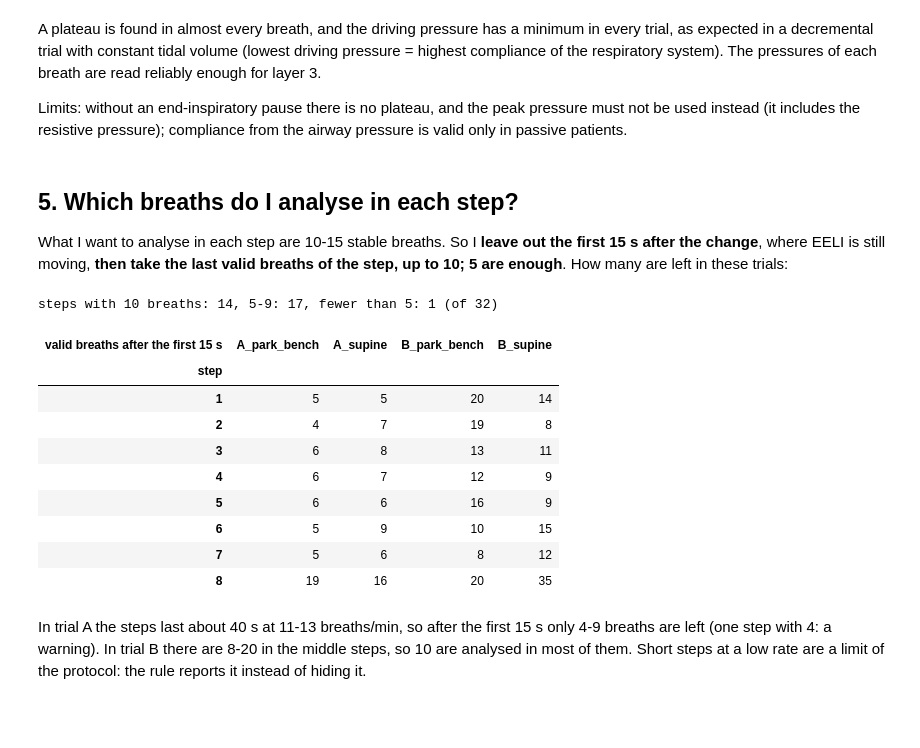
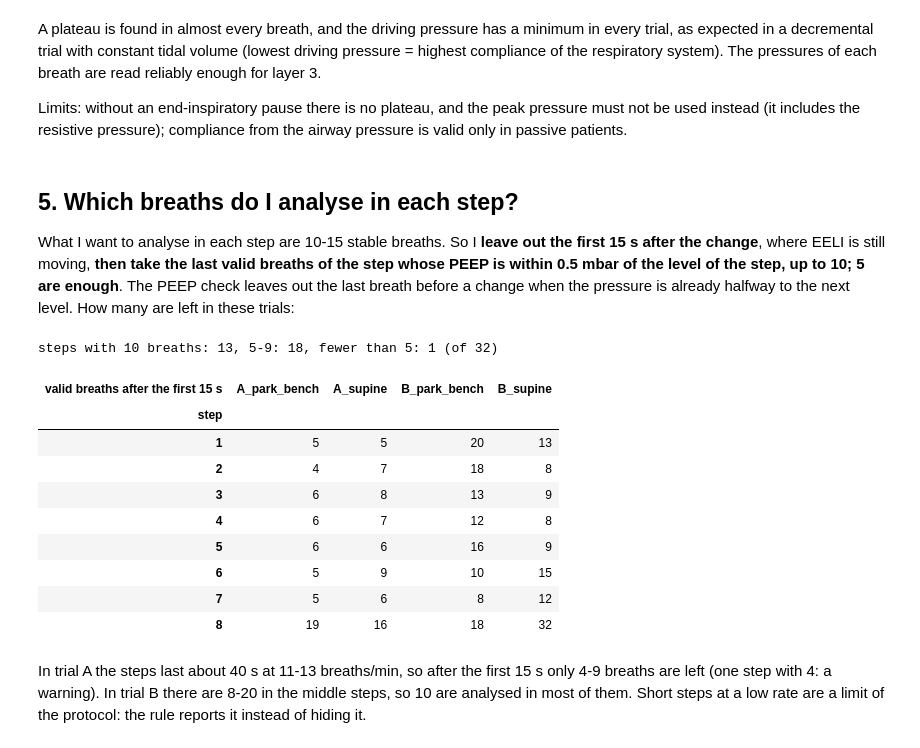
Before and after one commit to Kernel236/fastEIT, a Jupyter notebook: notebooks/06_peep_trial_segmentation.ipynb, the cells around one changed output. Saved outputs shown, nothing was run; the diff lists cells and outputs as text; code cells hidden in the pictures; blank space fills up the shorter version.

Commit message:
notebook 06: figure of the breaths analysed by the fastEIT code; PEEP check in the rule

```diff
--- a/notebooks/06_peep_trial_segmentation.ipynb
+++ b/notebooks/06_peep_trial_segmentation.ipynb
@@ -465,39 +465,42 @@ includes the resistive pressure); compliance from the airway pressure is valid o
 ## 5. Which breaths do I analyse in each step?
 
 What I want to analyse in each step are 10-15 stable breaths. So I **leave out the first 15 s after the change**,
-where EELI is still moving, **then take the last valid breaths of the step, up to 10; 5 are enough**. How many are left
-in these trials:
+where EELI is still moving, **then take the last valid breaths of the step whose PEEP is within 0.5 mbar of the level
+of the step, up to 10; 5 are enough**. The PEEP check leaves out the last breath before a change when the pressure is
+already halfway to the next level. How many are left in these trials:
 # %%
 ANALYSIS_SKIP_SECONDS = 15
 ANALYSIS_MAX_BREATHS = 10
 ANALYSIS_MIN_BREATHS = 5
+ANALYSIS_PEEP_TOLERANCE = 0.5  # mbar
 
 rows = []
 for name, t in tables.items():
     valid = recordings[name].breaths.is_valid.to_numpy()
     for step, s in t.groupby("step"):
         if step == 0:
             continue
-        usable = s[(s.time >= s.time.iloc[0] + ANALYSIS_SKIP_SECONDS) & valid[s.index]]
+        at_level = (s.peep - s.step_level).abs() <= ANALYSIS_PEEP_TOLERANCE
+        usable = s[(s.time >= s.time.iloc[0] + ANALYSIS_SKIP_SECONDS) & valid[s.index] & at_level]
         rows.append({"trial": name, "step": step, "usable breaths": len(usable)})
 usable = pd.DataFrame(rows).pivot(index="step", columns="trial", values="usable breaths")
 counts = usable.stack()
 print(f"steps with {ANALYSIS_MAX_BREATHS} breaths: {(counts >= ANALYSIS_MAX_BREATHS).sum()}, "
       f"{ANALYSIS_MIN_BREATHS}-{ANALYSIS_MAX_BREATHS - 1}: {counts.between(ANALYSIS_MIN_BREATHS, ANALYSIS_MAX_BREATHS - 1).sum()}, "
       f"fewer than {ANALYSIS_MIN_BREATHS}: {(counts < ANALYSIS_MIN_BREATHS).sum()} (of {len(counts)})")
 usable.rename_axis("valid breaths after the first 15 s", axis=1)
 # %% [output]
-steps with 10 breaths: 14, 5-9: 17, fewer than 5: 1 (of 32)
+steps with 10 breaths: 13, 5-9: 18, fewer than 5: 1 (of 32)
 | valid breaths after the first 15 s | A_park_bench | A_supine | B_park_bench | B_supine |
 | step |  |  |  |  |
-| 1 | 5 | 5 | 20 | 14 |
-| 2 | 4 | 7 | 19 | 8 |
-| 3 | 6 | 8 | 13 | 11 |
-| 4 | 6 | 7 | 12 | 9 |
+| 1 | 5 | 5 | 20 | 13 |
+| 2 | 4 | 7 | 18 | 8 |
+| 3 | 6 | 8 | 13 | 9 |
+| 4 | 6 | 7 | 12 | 8 |
 | 5 | 6 | 6 | 16 | 9 |
 | 6 | 5 | 9 | 10 | 15 |
 | 7 | 5 | 6 | 8 | 12 |
-| 8 | 19 | 16 | 20 | 35 |
+| 8 | 19 | 16 | 18 | 32 |
 # %% [markdown]
 In trial A the steps last about 40 s at 11-13 breaths/min, so after the first 15 s only 4-9 breaths are left
 (one step with 4: a warning). In trial B there are 8-20 in the middle steps, so 10 are analysed in most of them. Short
```
Also changed, not shown: parts of 3 cells of this notebook.
